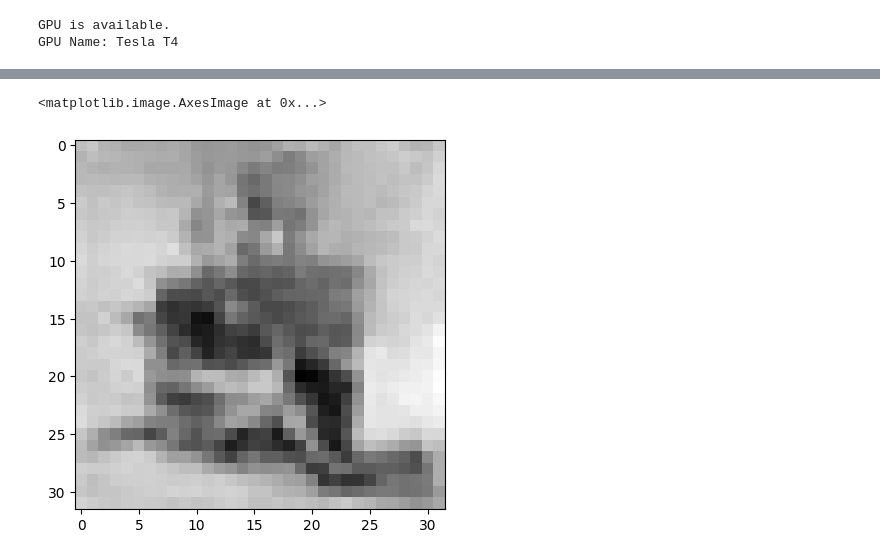
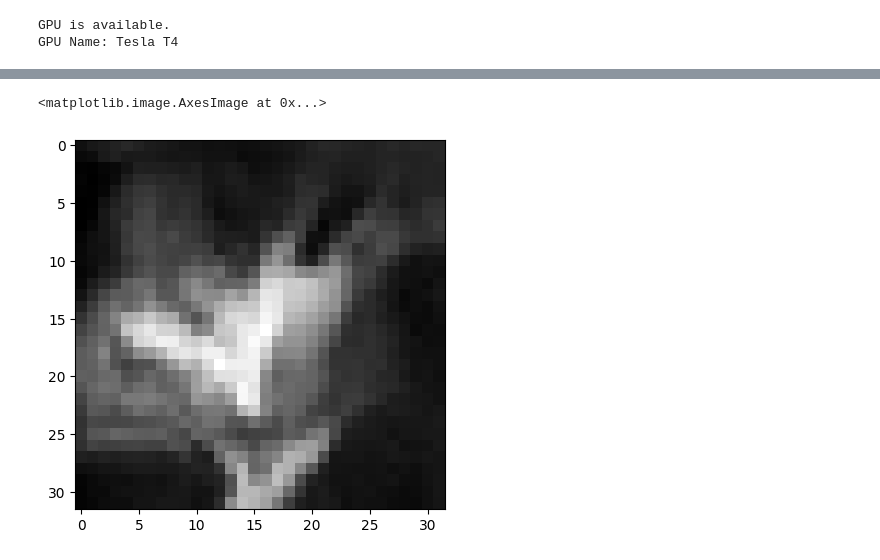
Before and after one commit to KeuleUngaBunga/WP_DIFF_KI, a Jupyter notebook: Aufgabe2_DDPM.ipynb, the cells around one changed output, grey strips where cells are left out. Saved outputs shown, nothing was run; the diff lists cells and outputs as text; code cells hidden in the pictures.

Commit message:
10 epochen

```diff
--- a/Aufgabe2_DDPM.ipynb
+++ b/Aufgabe2_DDPM.ipynb
@@ -34,6 +34,7 @@ GPU Name: Tesla T4
 import deepinv
 from torchvision import datasets, transforms
 import torch
+import matplotlib.pyplot as plt
 
 
 device = "cuda"
@@ -55,7 +56,7 @@ train_loader = torch.utils.data.DataLoader(
 )
 
 lr = 1e-4
-epochs = 1
+epochs = 10
 
 model = deepinv.models.DiffUNet(in_channels=1, out_channels=1, pretrained=None).to(
   device
@@ -73,12 +74,12 @@ alphas_cumprod = torch.cumprod(alphas, dim=0)
 sqrt_alphas_cumprod = torch.sqrt(alphas_cumprod)
 sqrt_one_minus_alphas_cumprod = torch.sqrt(1.0 - alphas_cumprod)
 
+loss_arr = []
+loss = 0.0
 for epoch in range(epochs):
     print(f"epoch:{epoch}")
     model.train()
-    i=0
     for data, _ in train_loader:
-        i=i+1
         # print(i) # Removed excessive print for cleaner output
         imgs = data.to(device)
         noise = torch.randn_like(imgs)
@@ -94,10 +95,8 @@ for epoch in range(epochs):
         loss = mse(estimated_noise, noise)
         loss.mean().backward() # Added .mean() to ensure scalar loss
         optimizer.step()
-
-torch.save(
-    model.state_dict(),
-    "trained_diffusion_model.pth",
-)
+    loss_arr.append(loss.mean().item()) # Corrected: call .mean() before .item()
+plt.plot(loss_arr)
+plt.show
 # %% [output]
 epoch:0
@@ -110,12 +120,6 @@ import matplotlib.pyplot as plt
 
 device = "cuda"
 image_size = 32
-'''
-checkpoint_path = "./checkpoints/trained_diffusion_model.pth"
-model = deepinv.models.DiffUNet(
-    in_channels=1, out_channels=1, pretrained=Path(checkpoint_path)
-).to(device)
-'''
 
 beta_start = 1e-4
 beta_end = 0.02
@@ -130,31 +134,31 @@ sqrt_one_minus_alphas_cumprod = torch.sqrt(1.0 - alphas_cumprod)
 model.eval()
 
 n_samples = 32
 
 with torch.no_grad():
     x = torch.randn(n_samples, 1, image_size, image_size).to(device)
 
     for t in reversed(range(timesteps)):
         t_tensor = torch.ones(n_samples, device=device).long() * t
 
         predicted_noise = model(x, t_tensor, type_t="timestep")
 
         alpha = alphas[t]
         alpha_cumprod = alphas_cumprod[t]
         beta = betas[t]
 
         if t > 0:
             noise = torch.randn_like(x)
         else:
             noise = 0
 
         x = (1 / torch.sqrt(alpha)) * (
             x - (beta / torch.sqrt(1 - alpha_cumprod)) * predicted_noise
         ) + torch.sqrt(beta) * noise
 
 
 x = x.cpu()
 plt.imshow(x.numpy()[0, 0], cmap='gray')
 # %% [output]
 <matplotlib.image.AxesImage at 0x...>
-[figure, old version]
+[figure, new version]
```
Also changed, not shown: parts of 2 cells of this notebook.
